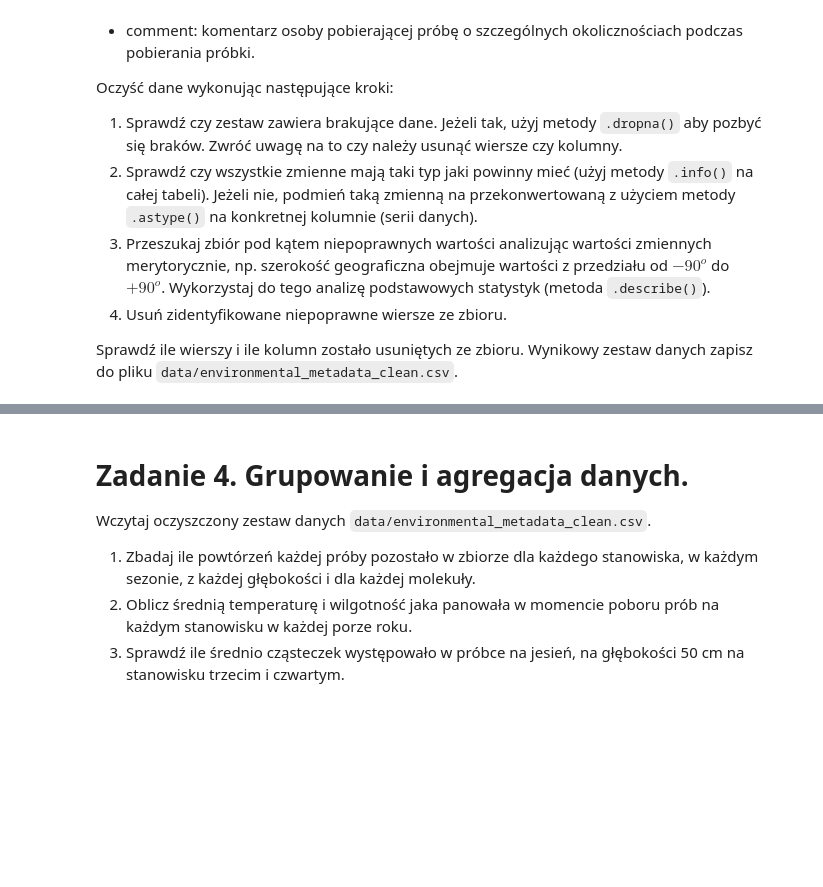
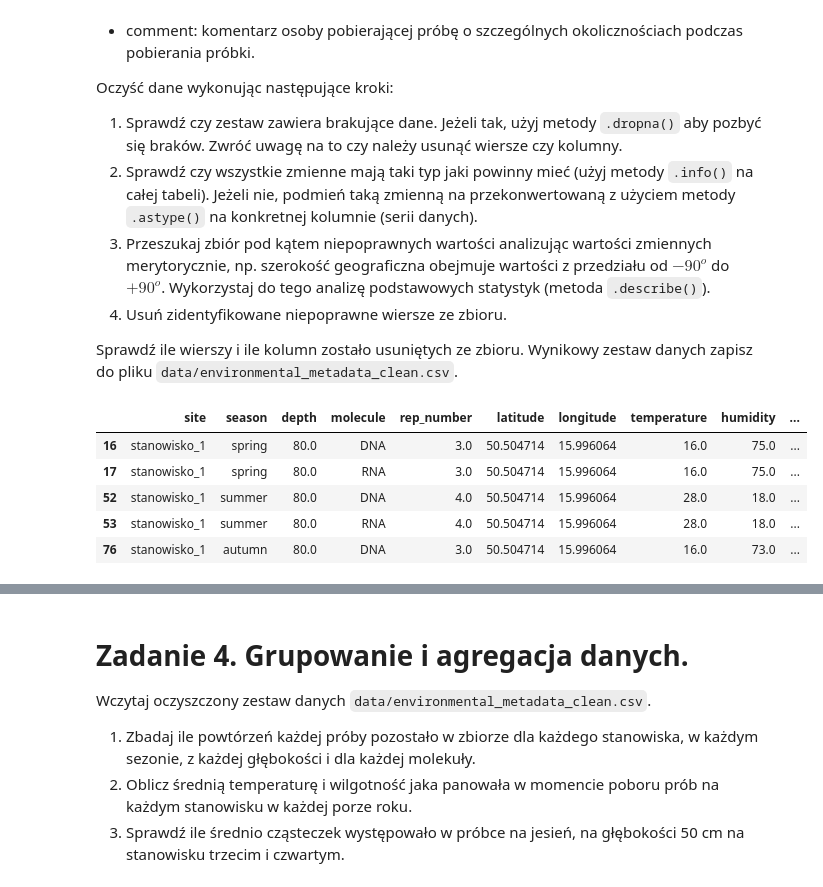
Before and after one commit to ligusoliwia/podstawy_programowania, a Jupyter notebook: moduły python/prace domowe/pandas_1.ipynb, the cells around one changed output, grey strips where cells are left out. Saved outputs shown, nothing was run; the diff lists cells and outputs as text; code cells hidden in the pictures; blank space fills up the shorter version.

```diff
--- a/moduły python/prace domowe/pandas_1.ipynb
+++ b/moduły python/prace domowe/pandas_1.ipynb
@@ -92,0 +139,9 @@ Sprawdź ile wierszy i ile kolumn zostało usuniętych ze zbioru. Wynikowy zesta
+# %%
+env.head()
+# %% [output]
+|  | site | season | depth | molecule | rep_number | latitude | longitude | temperature | humidity | ... |
+| 16 | stanowisko_1 | spring | 80.0 | DNA | 3.0 | 50.504714 | 15.996064 | 16.0 | 75.0 | ... |
+| 17 | stanowisko_1 | spring | 80.0 | RNA | 3.0 | 50.504714 | 15.996064 | 16.0 | 75.0 | ... |
+| 52 | stanowisko_1 | summer | 80.0 | DNA | 4.0 | 50.504714 | 15.996064 | 28.0 | 18.0 | ... |
+| 53 | stanowisko_1 | summer | 80.0 | RNA | 4.0 | 50.504714 | 15.996064 | 28.0 | 18.0 | ... |
+| 76 | stanowisko_1 | autumn | 80.0 | DNA | 3.0 | 50.504714 | 15.996064 | 16.0 | 73.0 | ... |
```
Also changed, not shown: parts of 28 cells of this notebook, 8 other files.
